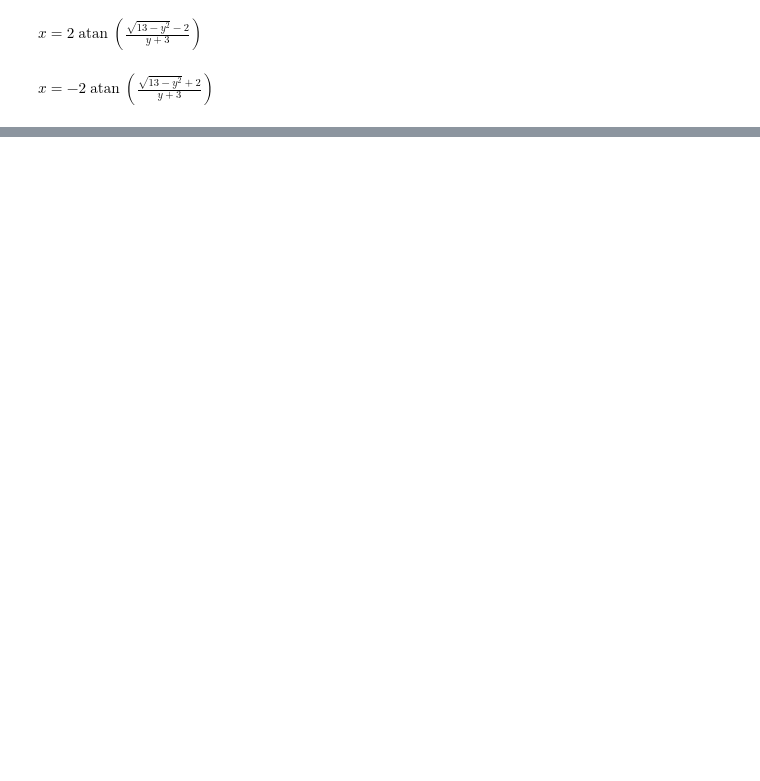
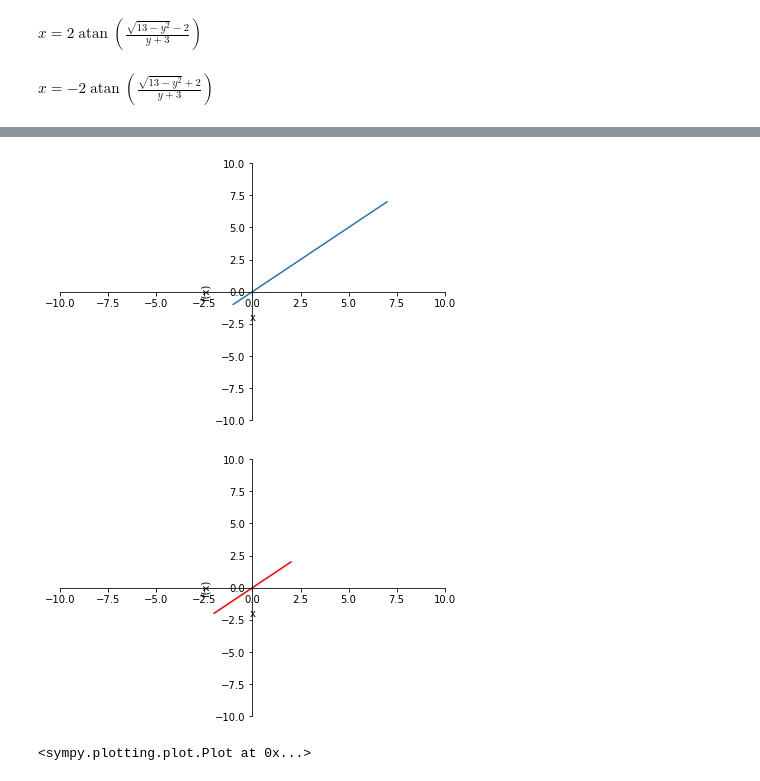
Before and after one commit to beertino/H2_math_w_python, a Jupyter notebook: Notes/Functions.ipynb, the cells around one changed output, grey strips where cells are left out. Drawn from its saved outputs; the diff is of its cells as text; code cells hidden in the pictures; blank space fills up the shorter version.

```diff
--- a/Notes/Functions.ipynb
+++ b/Notes/Functions.ipynb
@@ -1322,0 +1429,26 @@ $\displaystyle x=- 2 \operatorname{atan}{\left(\frac{\sqrt{13 - y^{2}} + 2}{y +
+# %%
+from sympy.calculus.util import *
+
+x = symbols('x')
+
+# We define the function ff^{-1}
+class f_f_inv(Function):
+    @classmethod
+    def eval(cls, x):
+        return x
+
+# We define the function f^{-1}f
+class f_inv_f(Function):
+    @classmethod
+    def eval(cls, x):
+        return x
+
+#Plotting ff^{-1}, blue
+plot(f_f_inv(x),(x,-1,7),xlim=(-10,10),ylim=(-10,10))
+
+#Plotting f^{-1}f, red
+plot(f_inv_f(x),(x,-2,2),xlim=(-10,10),ylim=(-10,10),line_color='red')
+# %% [output]
+[figure, added]
+[figure, added]
+<sympy.plotting.plot.Plot at 0x...>
```
Also changed, not shown: parts of 15 cells of this notebook, 1 other file.
